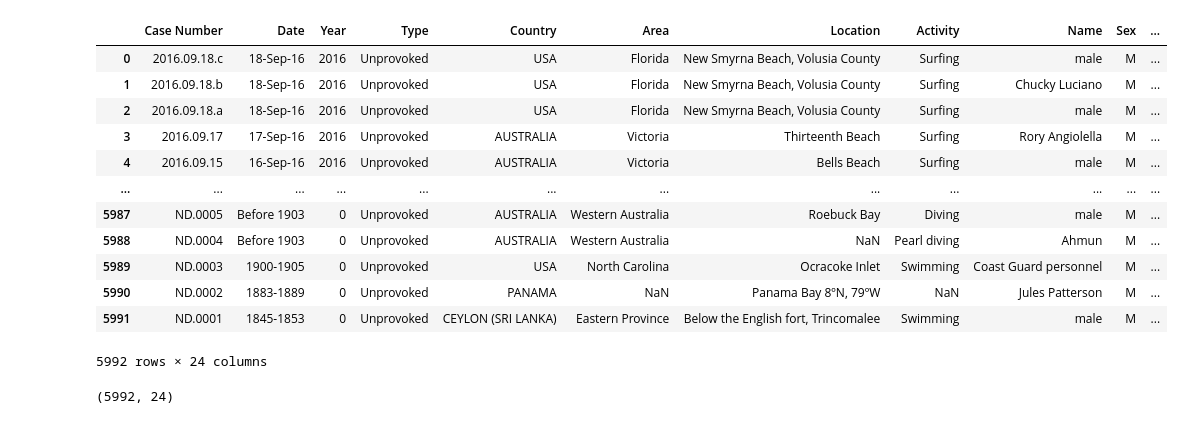
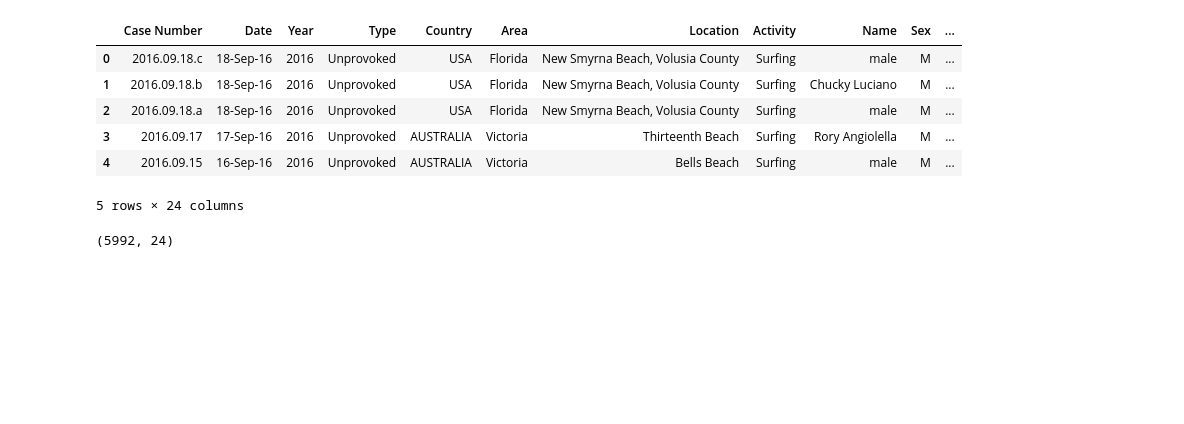
Before and after one commit to joao-dias-25/Data_cleaning_Project, a Jupyter notebook: data-wrangling.ipynb, the cells around one changed output. Cells and saved outputs as stored; diff of their text form; code cells hidden in the pictures; blank space fills up the shorter version.

```diff
--- a/data-wrangling.ipynb
+++ b/data-wrangling.ipynb
@@ -5,24 +5,18 @@ import pandas as pd
 # %%
 # opening the data
 #everything is ASCII except for that single 0x92 byte
 # decode that  in a encoding='cp1252'
 
 df=pd.read_csv('GSAF5.csv', encoding='cp1252')
-df
+df.head()
 # %% [output]
 |  | Case Number | Date | Year | Type | Country | Area | Location | Activity | Name | Sex | ... |
 | 0 | 2016.09.18.c | 18-Sep-16 | 2016 | Unprovoked | USA | Florida | New Smyrna Beach, Volusia County | Surfing | male | M | ... |
 | 1 | 2016.09.18.b | 18-Sep-16 | 2016 | Unprovoked | USA | Florida | New Smyrna Beach, Volusia County | Surfing | Chucky Luciano | M | ... |
 | 2 | 2016.09.18.a | 18-Sep-16 | 2016 | Unprovoked | USA | Florida | New Smyrna Beach, Volusia County | Surfing | male | M | ... |
 | 3 | 2016.09.17 | 17-Sep-16 | 2016 | Unprovoked | AUSTRALIA | Victoria | Thirteenth Beach | Surfing | Rory Angiolella | M | ... |
 | 4 | 2016.09.15 | 16-Sep-16 | 2016 | Unprovoked | AUSTRALIA | Victoria | Bells Beach | Surfing | male | M | ... |
-| ... | ... | ... | ... | ... | ... | ... | ... | ... | ... | ... | ... |
-| 5987 | ND.0005 | Before 1903 | 0 | Unprovoked | AUSTRALIA | Western Australia | Roebuck Bay | Diving | male | M | ... |
-| 5988 | ND.0004 | Before 1903 | 0 | Unprovoked | AUSTRALIA | Western Australia | NaN | Pearl diving | Ahmun | M | ... |
-| 5989 | ND.0003 | 1900-1905 | 0 | Unprovoked | USA | North Carolina | Ocracoke Inlet | Swimming | Coast Guard personnel | M | ... |
-| 5990 | ND.0002 | 1883-1889 | 0 | Unprovoked | PANAMA | NaN | Panama Bay 8ºN, 79ºW | NaN | Jules Patterson | M | ... |
-| 5991 | ND.0001 | 1845-1853 | 0 | Unprovoked | CEYLON (SRI LANKA) | Eastern Province | Below the English fort, Trincomalee | Swimming | male | M | ... |
-5992 rows × 24 columns
+5 rows × 24 columns
 # %%
 ### General insights
 df.shape
```
Also changed, not shown: parts of 23 cells of this notebook, 2 other files.
